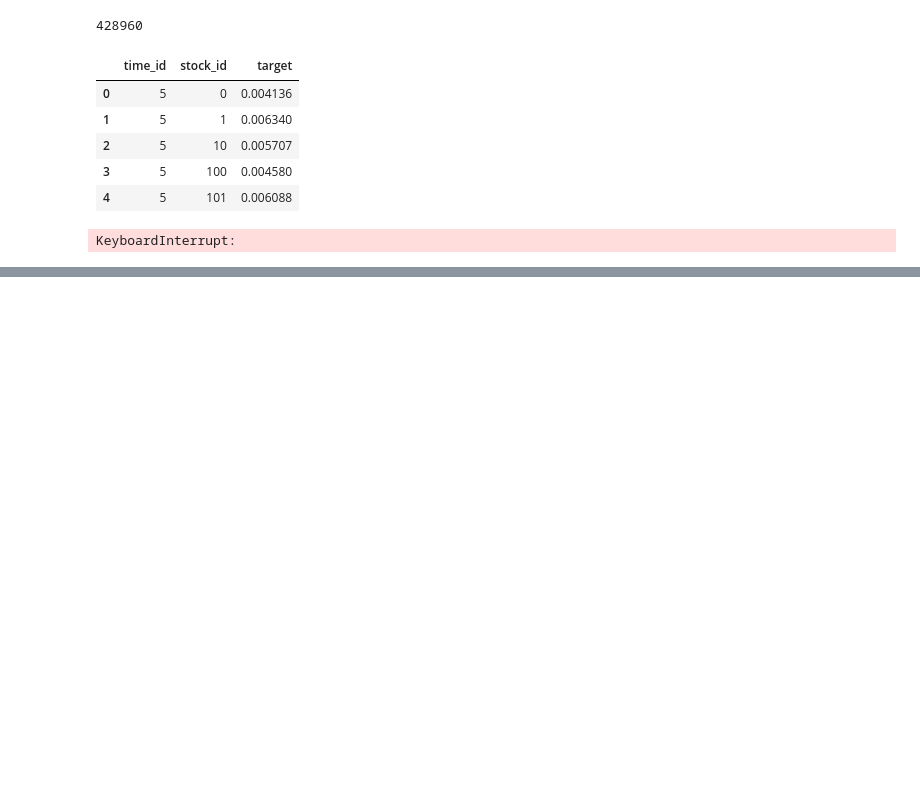
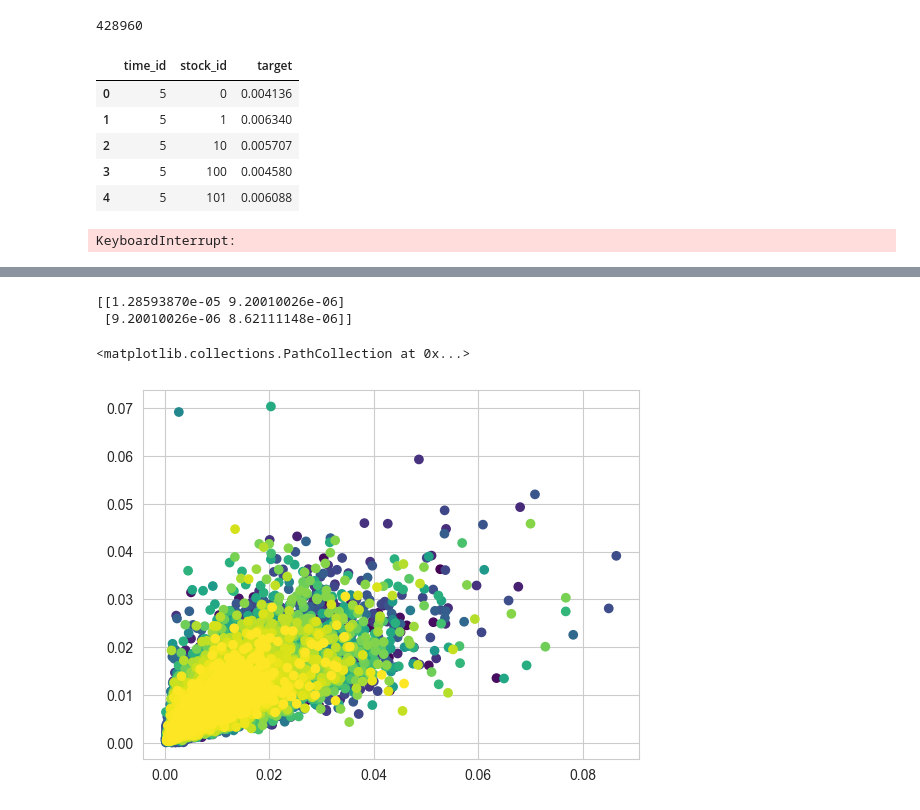
Before and after one commit to petepony/meow_meow, a Jupyter notebook: explo.ipynb, the cells around one changed output, grey strips where cells are left out. Drawn from its saved outputs; the diff is of its cells as text; code cells hidden in the pictures; blank space fills up the shorter version.

```diff
--- a/explo.ipynb
+++ b/explo.ipynb
@@ -105,0 +108,2 @@ KeyboardInterrupt:
+# %%
+pd_train = pd.read_csv('optiver/train.csv')
@@ -105,0 +119,2 @@ KeyboardInterrupt:
+# %%
+baseline = pd.merge(pd_past, pd_train, how='inner', on=['stock_id', 'time_id'])
@@ -105,0 +130,3 @@ KeyboardInterrupt:
+# %%
+vols = baseline.loc[:, ['sigma', 'target']]
+vols.head()
@@ -105,0 +140,14 @@ KeyboardInterrupt:
+# %%
+vols = vols.to_numpy()
+# %%
+print(np.cov(vols.T))
+# %% [output]
+[[1.28593870e-05 9.20010026e-06]
+ [9.20010026e-06 8.62111148e-06]]
+# %%
+import matplotlib.pyplot as plt
+
+plt.scatter(vols[:, 0], vols[:, 1], c=baseline['stock_id'].values, cmap='viridis')
+# %% [output]
+<matplotlib.collections.PathCollection at 0x...>
+[figure, added]
```
Also changed, not shown: parts of 7 cells of this notebook.
